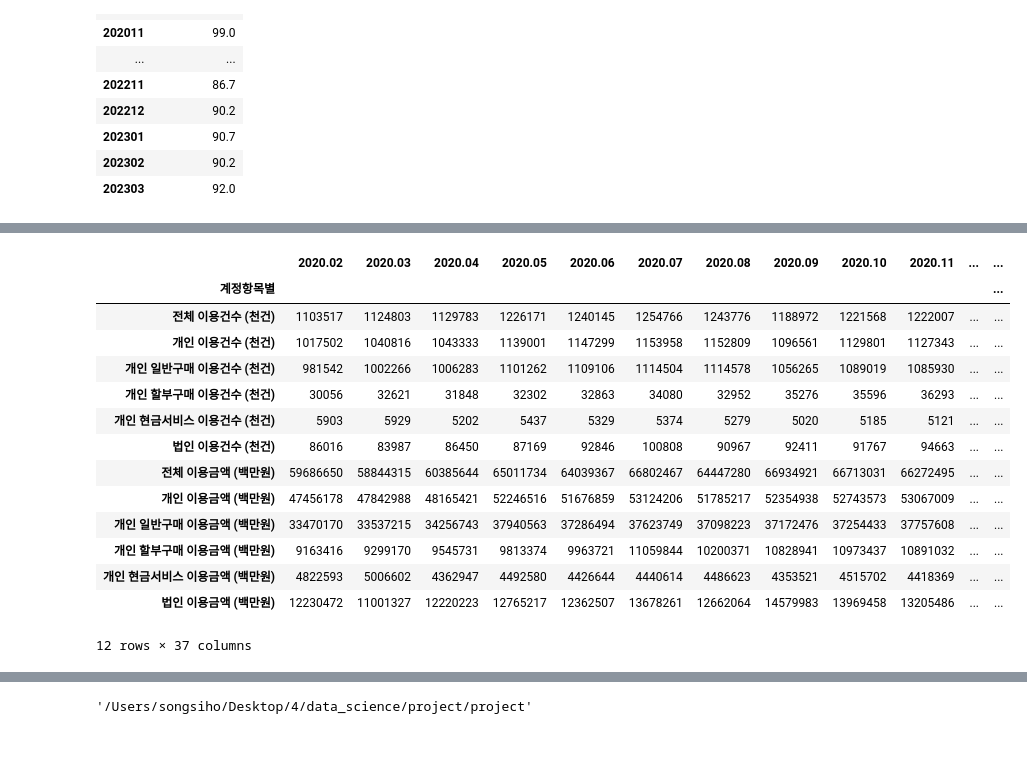
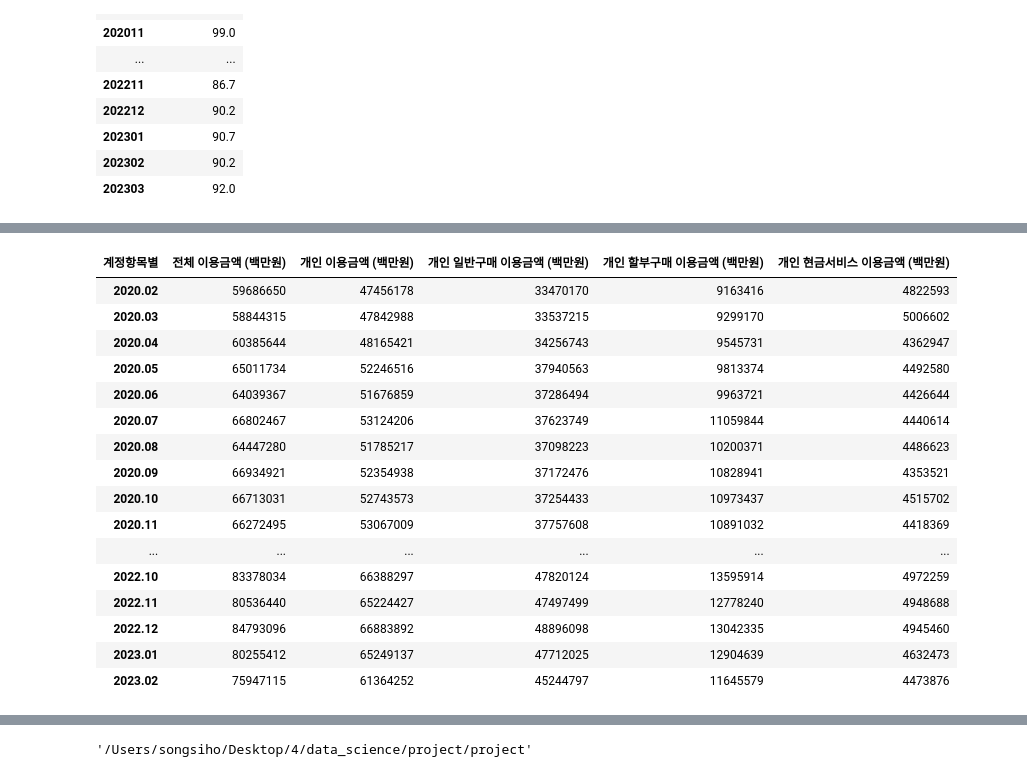
Before and after one commit to siho-song/datascience, a Jupyter notebook: project/project/data_science.ipynb, the cells around one changed output, grey strips where cells are left out. Cells and saved outputs as stored; diff of their text form; code cells hidden in the pictures; blank space fills up the shorter version.

```diff
--- a/project/project/data_science.ipynb
+++ b/project/project/data_science.ipynb
@@ -805,18 +749,26 @@ prices_df
 # %%
-total_sales_df_total
+total_sales_df_total_price=total_sales_df_total.iloc[6:-1]
+total_sales_df_total_price_T=total_sales_df_total_price.T
+total_sales_df_total_price_T.iloc[1:]
+# for i in item_price_values_df_percentage_T_percentage['0 총지수']:
+    # for j in range(len(total_sales_df_total_price_T.index)):
+        # print(j)
+    # total_sales_df_total_price_T..iloc[1:]
 # %% [output]
-|  | 2020.02 | 2020.03 | 2020.04 | 2020.05 | 2020.06 | 2020.07 | 2020.08 | 2020.09 | 2020.10 | 2020.11 | ... | ... |
-| 계정항목별 |  |  |  |  |  |  |  |  |  |  |  | ... |
-| 전체 이용건수 (천건) | 1103517 | 1124803 | 1129783 | 1226171 | 1240145 | 1254766 | 1243776 | 1188972 | 1221568 | 1222007 | ... | ... |
-| 개인 이용건수 (천건) | 1017502 | 1040816 | 1043333 | 1139001 | 1147299 | 1153958 | 1152809 | 1096561 | 1129801 | 1127343 | ... | ... |
-| 개인 일반구매 이용건수 (천건) | 981542 | 1002266 | 1006283 | 1101262 | 1109106 | 1114504 | 1114578 | 1056265 | 1089019 | 1085930 | ... | ... |
-| 개인 할부구매 이용건수 (천건) | 30056 | 32621 | 31848 | 32302 | 32863 | 34080 | 32952 | 35276 | 35596 | 36293 | ... | ... |
-| 개인 현금서비스 이용건수 (천건) | 5903 | 5929 | 5202 | 5437 | 5329 | 5374 | 5279 | 5020 | 5185 | 5121 | ... | ... |
-| 법인 이용건수 (천건) | 86016 | 83987 | 86450 | 87169 | 92846 | 100808 | 90967 | 92411 | 91767 | 94663 | ... | ... |
-| 전체 이용금액 (백만원) | 59686650 | 58844315 | 60385644 | 65011734 | 64039367 | 66802467 | 64447280 | 66934921 | 66713031 | 66272495 | ... | ... |
-| 개인 이용금액 (백만원) | 47456178 | 47842988 | 48165421 | 52246516 | 51676859 | 53124206 | 51785217 | 52354938 | 52743573 | 53067009 | ... | ... |
-| 개인 일반구매 이용금액 (백만원) | 33470170 | 33537215 | 34256743 | 37940563 | 37286494 | 37623749 | 37098223 | 37172476 | 37254433 | 37757608 | ... | ... |
-| 개인 할부구매 이용금액 (백만원) | 9163416 | 9299170 | 9545731 | 9813374 | 9963721 | 11059844 | 10200371 | 10828941 | 10973437 | 10891032 | ... | ... |
-| 개인 현금서비스 이용금액 (백만원) | 4822593 | 5006602 | 4362947 | 4492580 | 4426644 | 4440614 | 4486623 | 4353521 | 4515702 | 4418369 | ... | ... |
-| 법인 이용금액 (백만원) | 12230472 | 11001327 | 12220223 | 12765217 | 12362507 | 13678261 | 12662064 | 14579983 | 13969458 | 13205486 | ... | ... |
+| 계정항목별 | 전체 이용금액 (백만원) | 개인 이용금액 (백만원) | 개인 일반구매 이용금액 (백만원) | 개인 할부구매 이용금액 (백만원) | 개인 현금서비스 이용금액 (백만원) |
+| 2020.02 | 59686650 | 47456178 | 33470170 | 9163416 | 4822593 |
+| 2020.03 | 58844315 | 47842988 | 33537215 | 9299170 | 5006602 |
+| 2020.04 | 60385644 | 48165421 | 34256743 | 9545731 | 4362947 |
+| 2020.05 | 65011734 | 52246516 | 37940563 | 9813374 | 4492580 |
+| 2020.06 | 64039367 | 51676859 | 37286494 | 9963721 | 4426644 |
+| 2020.07 | 66802467 | 53124206 | 37623749 | 11059844 | 4440614 |
+| 2020.08 | 64447280 | 51785217 | 37098223 | 10200371 | 4486623 |
+| 2020.09 | 66934921 | 52354938 | 37172476 | 10828941 | 4353521 |
+| 2020.10 | 66713031 | 52743573 | 37254433 | 10973437 | 4515702 |
+| 2020.11 | 66272495 | 53067009 | 37757608 | 10891032 | 4418369 |
+| ... | ... | ... | ... | ... | ... |
+| 2022.10 | 83378034 | 66388297 | 47820124 | 13595914 | 4972259 |
+| 2022.11 | 80536440 | 65224427 | 47497499 | 12778240 | 4948688 |
+| 2022.12 | 84793096 | 66883892 | 48896098 | 13042335 | 4945460 |
+| 2023.01 | 80255412 | 65249137 | 47712025 | 12904639 | 4632473 |
+| 2023.02 | 75947115 | 61364252 | 45244797 | 11645579 | 4473876 |
-12 rows × 37 columns
```
Also changed, not shown: parts of 54 cells of this notebook, 7 other files.
